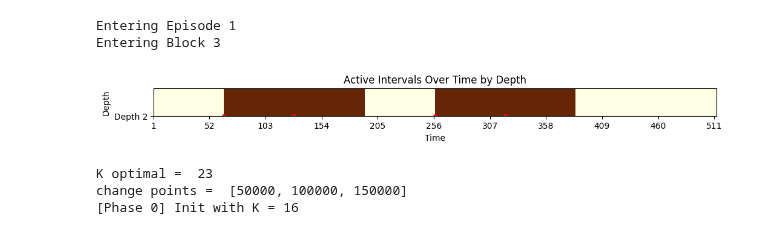
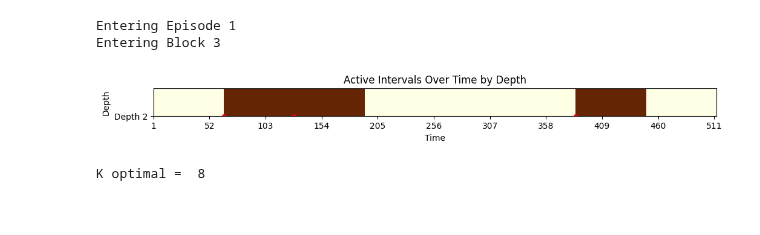
Before and after one commit to nguyenicolas/NS_Lipschitz_Bandits, a Jupyter notebook: main.ipynb, the cells around one changed output. Saved outputs shown, nothing was run; the diff lists cells and outputs as text; code cells hidden in the pictures.

```diff
--- a/main.ipynb
+++ b/main.ipynb
@@ -49,20 +49,19 @@ class Simulator:
             plt.tight_layout()
             plt.show()
 # %%
-T = 150000
-nb_shifts = 3
+nb_shifts = 2
+phase_length = 3000
+T = nb_shifts*phase_length
 env = Environment.Environment(T, nb_shifts)
 # %%
-algo_MBDE = Policy.MBDE(T)
+algo_MBDE = Policy.MBDE(T, c0=3.2)
 algo_BinningUCB = Policy.BinningUCB(T)
 algo_BinningUCB_Oracle = Policy.BinningUCB_Oracle(T, nb_shifts)
 # %% [output]
 Entering Episode 1
 Entering Block 3
-[figure, old version]
+[figure, new version]
-K optimal =  23
-change points =  [50000, 100000, 150000]
-[Phase 0] Init with K = 16
+K optimal =  8
 # %%
 sim = Simulator(
     algos={
```
Also changed, not shown: parts of 18 cells of this notebook, 3 other files.
